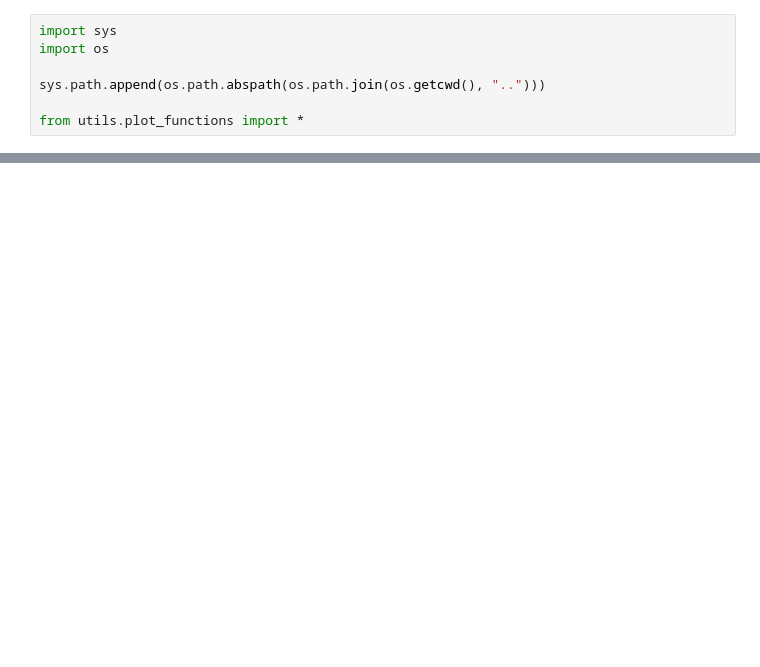
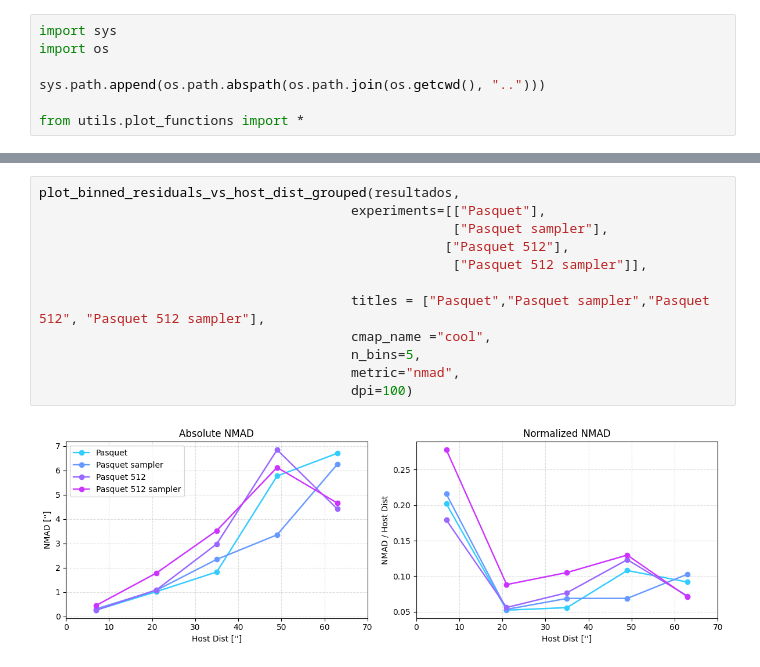
Before and after one commit to AlanMontanares/PRISM, a Jupyter notebook: notebooks/06. View_results.ipynb, the cells around one changed output, grey strips where cells are left out. Cells and saved outputs as stored; diff of their text form; blank space fills up the shorter version.

```diff
--- a/notebooks/06. View_results.ipynb
+++ b/notebooks/06. View_results.ipynb
@@ -23,0 +67,14 @@ plot_residuals_vs_host_dist(resultados, experiments=["Baseline","Augmented x30",
+# %%
+plot_binned_residuals_vs_host_dist_grouped(resultados,
+                                        experiments=[["Pasquet"],
+                                                     ["Pasquet sampler"],
+                                                    ["Pasquet 512"],
+                                                     ["Pasquet 512 sampler"]],
+
+                                        titles = ["Pasquet","Pasquet sampler","Pasquet 512", "Pasquet 512 sampler"],
+                                        cmap_name ="cool",
+                                        n_bins=5,
+                                        metric="nmad",
+                                        dpi=100)
+# %% [output]
+[figure, added]
```
Also changed, not shown: parts of 13 cells of this notebook, 16 other files.
